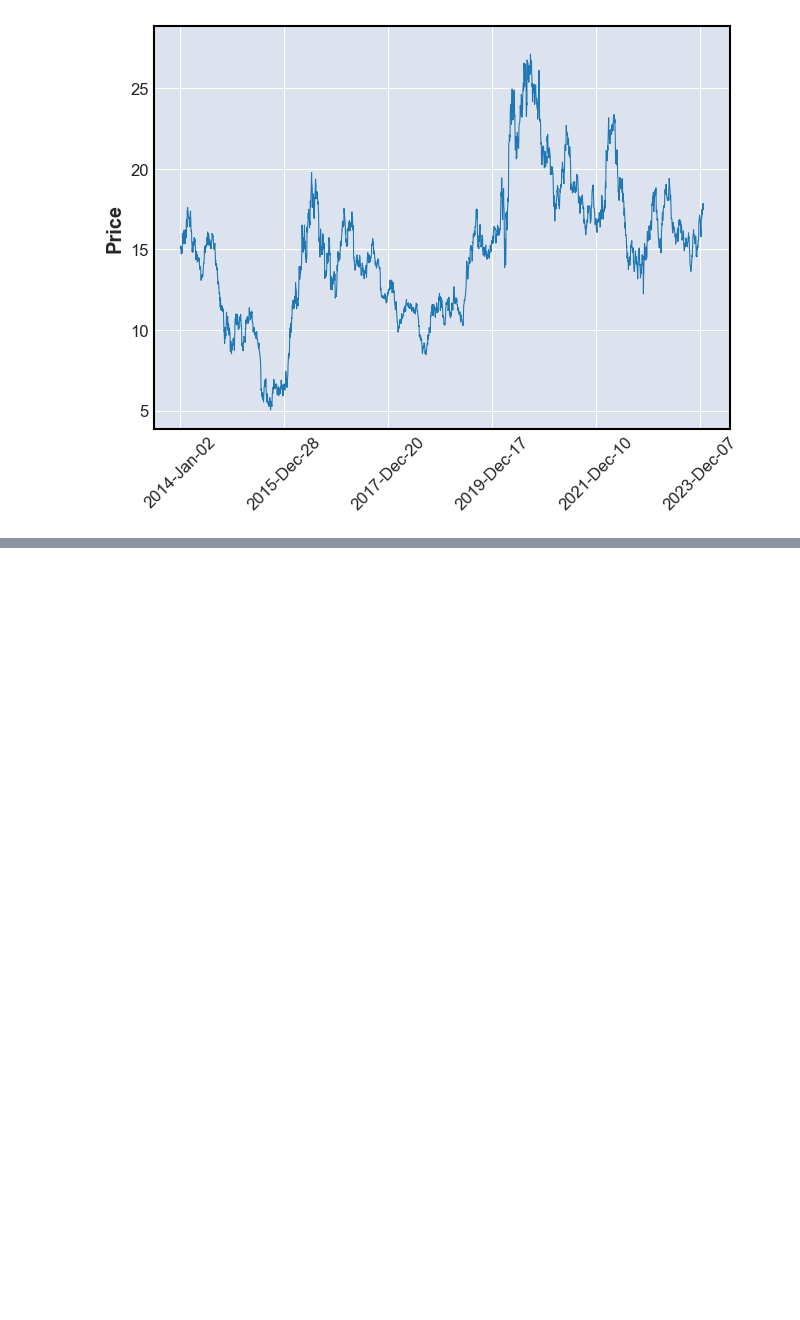
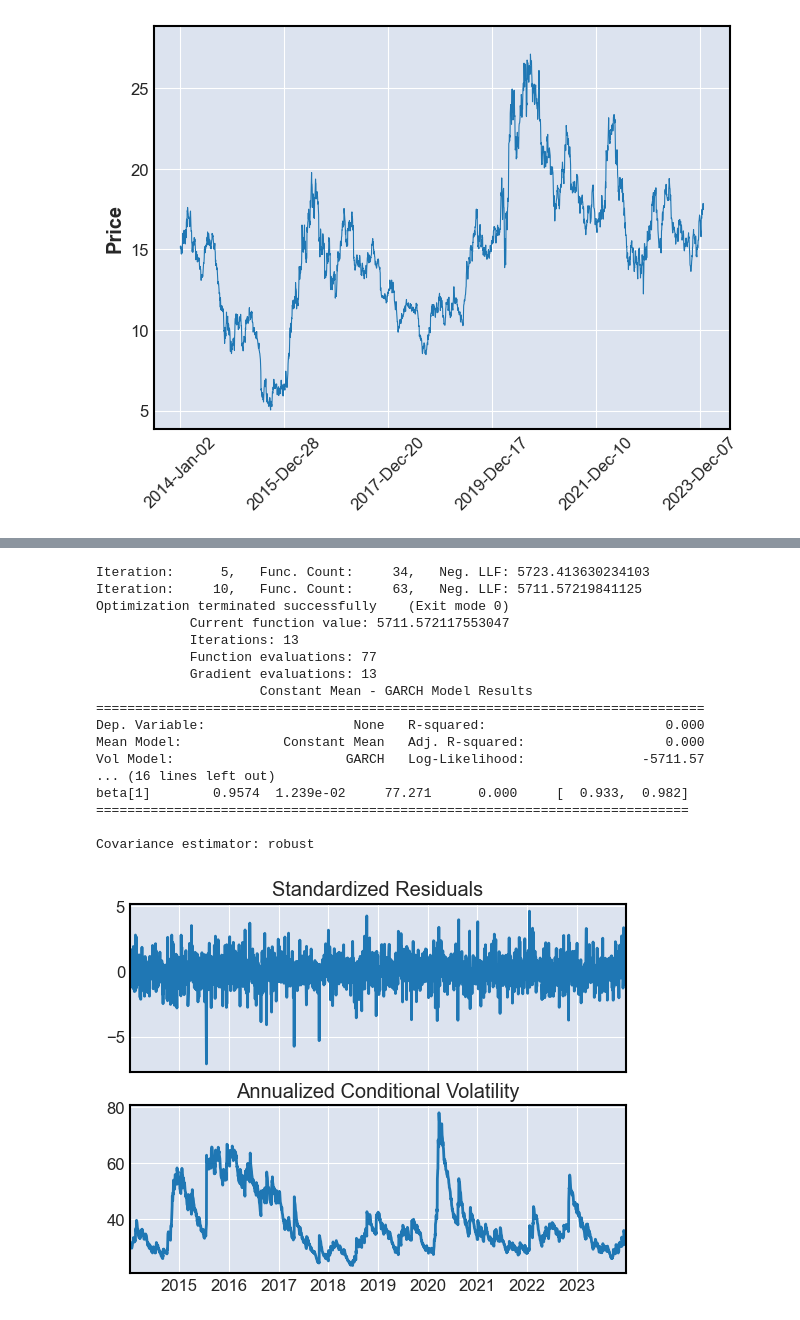
Before and after one commit to jaytai3336/test_backtesting, a Jupyter notebook: INVEST SOC QF QN2.ipynb, the cells around one changed output, grey strips where cells are left out. Saved outputs shown, nothing was run; the diff lists cells and outputs as text; code cells hidden in the pictures; blank space fills up the shorter version.

```diff
--- a/INVEST SOC QF QN2.ipynb
+++ b/INVEST SOC QF QN2.ipynb
@@ -107,5 +110,0 @@ gold = calculate_technical_indicators(gold)
-# %%
-# removing inf and nan values
-np.isinf(gold).sum()
-np.isnan(gold).sum()
-gold = gold[~np.isinf(gold).any(axis=1) & ~np.isnan(gold).any(axis=1)]
@@ -210,0 +111,5 @@ array([1, 1, 0, ..., 1, 1, 0], shape=(2205,))
+# %%
+# ARIMA is not a good model
+arima_model = ARIMA(gold['Log_Return'], order=(1,0,1))
+arima_results = arima_model.fit()
+print(arima_results.summary())
@@ -210,0 +134,31 @@ array([1, 1, 0, ..., 1, 1, 0], shape=(2205,))
+# %%
+residuals = arima_results.resid
+residuals = residuals.dropna()
+
+# Fit GARCH(1,1) model
+garch_model = arch_model(residuals*100, vol='GARCH', p=1, q=1)
+garch_results = garch_model.fit(update_freq=5)
+print(garch_results.summary())
+
+# Plot standardized residuals and conditional volatility
+garch_results.plot(annualize='D')
+plt.show()
+# %% [output]
+Iteration:      5,   Func. Count:     34,   Neg. LLF: 5723.413630234103
+Iteration:     10,   Func. Count:     63,   Neg. LLF: 5711.57219841125
+Optimization terminated successfully    (Exit mode 0)
+            Current function value: 5711.572117553047
+            Iterations: 13
+            Function evaluations: 77
+            Gradient evaluations: 13
+                     Constant Mean - GARCH Model Results
+==============================================================================
+Dep. Variable:                   None   R-squared:                       0.000
+Mean Model:             Constant Mean   Adj. R-squared:                  0.000
+Vol Model:                      GARCH   Log-Likelihood:               -5711.57
+... (16 lines left out)
+beta[1]        0.9574  1.239e-02     77.271      0.000     [  0.933,  0.982]
+============================================================================
+
+Covariance estimator: robust
+[figure, added]
```
Also changed, not shown: parts of 10 cells of this notebook, 1 other file.
